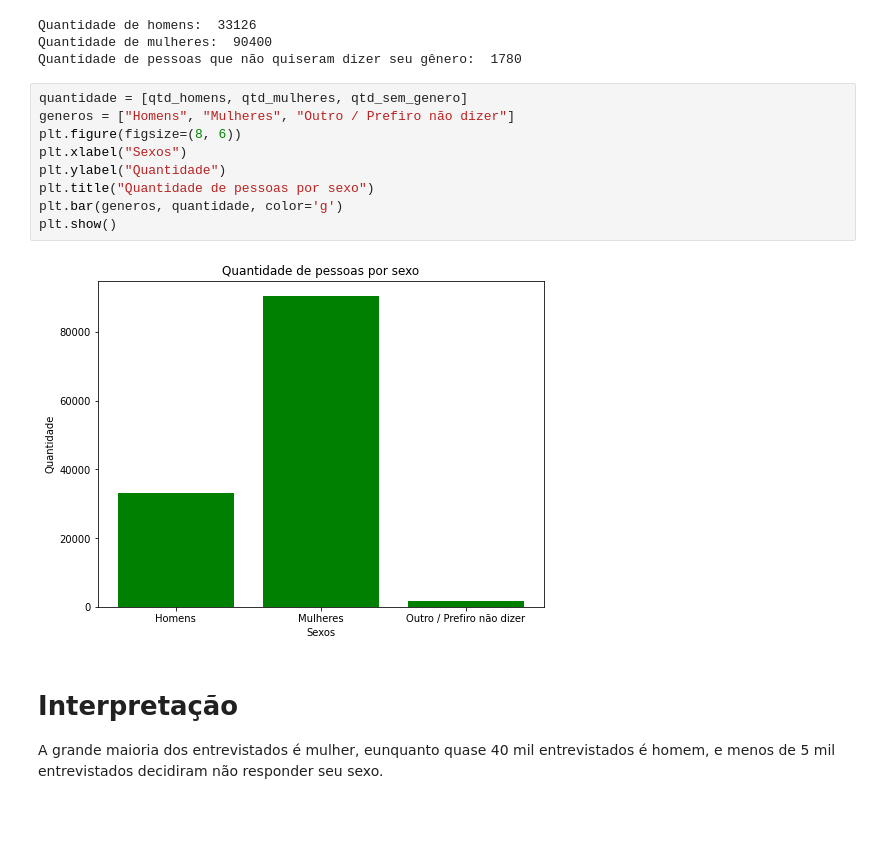
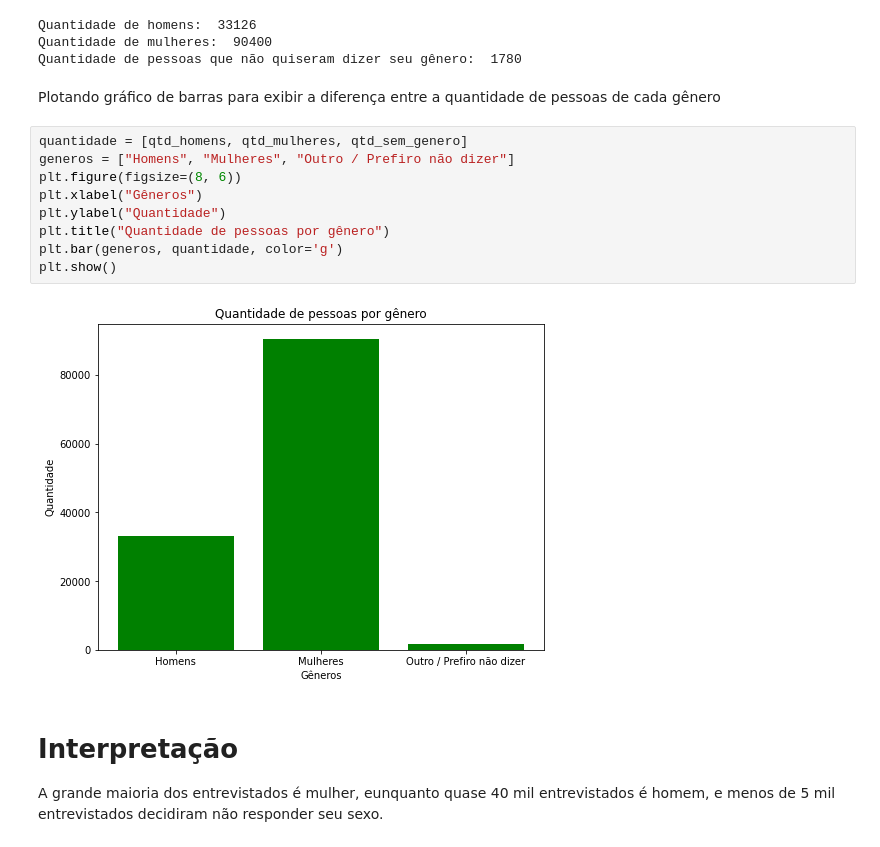
Before and after one commit to toterafa/pythonsp4, a Jupyter notebook: AnaliseCovidistress.ipynb, the cells around one changed output. Drawn from its saved outputs; the diff is of its cells as text; blank space fills up the shorter version.

```diff
--- a/Untitled.ipynb
+++ b/AnaliseCovidistress.ipynb
@@ -39,17 +60,19 @@ print("Quantidade de pessoas que não quiseram dizer seu gênero: ", qtd_sem_gen
 Quantidade de homens:  33126
 Quantidade de mulheres:  90400
 Quantidade de pessoas que não quiseram dizer seu gênero:  1780
+# %% [markdown]
+Plotando gráfico de barras para exibir a diferença entre a quantidade de pessoas de cada gênero
 # %%
 quantidade = [qtd_homens, qtd_mulheres, qtd_sem_genero]
 generos = ["Homens", "Mulheres", "Outro / Prefiro não dizer"]
 plt.figure(figsize=(8, 6))
-plt.xlabel("Sexos")
+plt.xlabel("Gêneros")
 plt.ylabel("Quantidade")
-plt.title("Quantidade de pessoas por sexo")
+plt.title("Quantidade de pessoas por gênero")
 plt.bar(generos, quantidade, color='g')
 plt.show()
 # %% [output]
-[figure, old version]
+[figure, new version]
 # %% [markdown]
 # Interpretação
 
```
Also changed, not shown: parts of 46 cells of this notebook, 1 other file.
